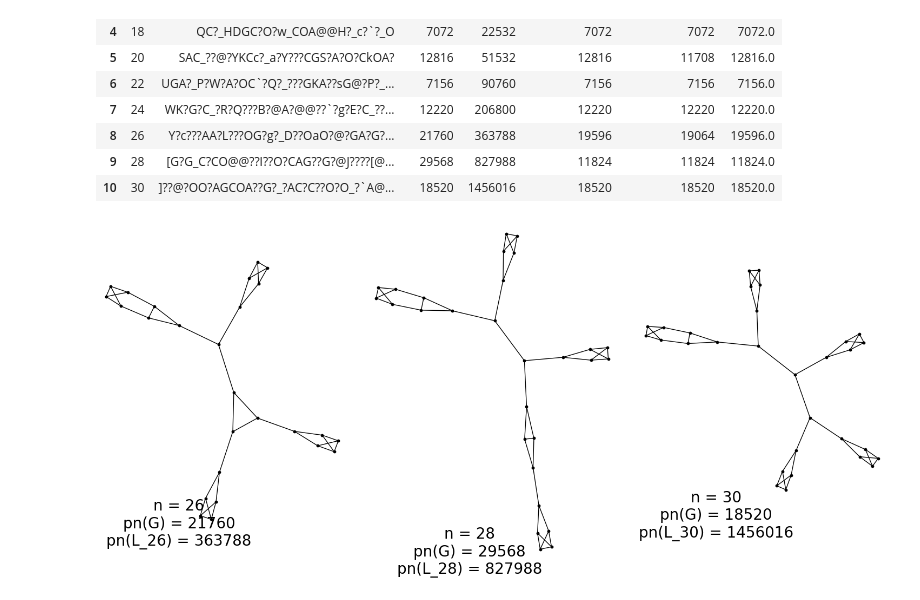
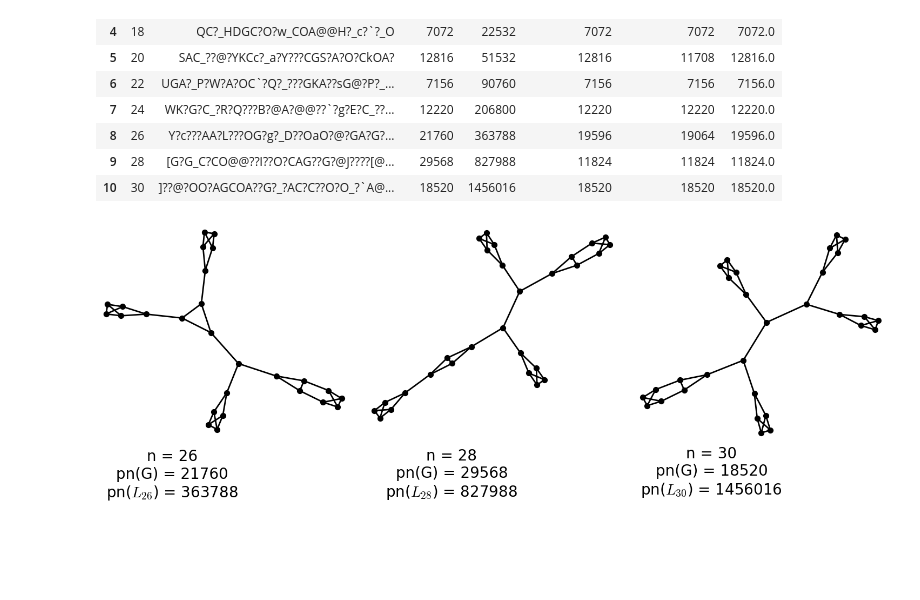
Before and after one commit to ZigaObradovic/FP_Group13, a Jupyter notebook: main.ipynb, the cells around one changed output. Drawn from its saved outputs; the diff is of its cells as text; code cells hidden in the pictures; blank space fills up the shorter version.

```diff
--- a/main.ipynb
+++ b/main.ipynb
@@ -279,7 +297,33 @@ df_f = df_f.sort_values("pn(G)")
 df_min3 = df_f.head(int(3))
 slov = dict(zip(df_min3["graph6"], df_min3["pn(G)"]))
 
-for G6, pn in slov.items():
+plots = []
+for G6, pnG in slov.items():
     G = Graph(G6)
-    print(pn)
+    # narisan graf
+    Gplot = G.plot(
+        layout="spring",
+        vertex_size=50,
+        vertex_color="black",
+        vertex_labels=False,
+        edge_thickness=2,
+        iterations=500
+    )
+
+    # izklopimo osi, da so grafi čisti
+    Gplot.axes(False)
+    # naslov nad grafom (v relativnih koordinatah figure)
+    title = text(
+        f"pn(G) = {pnG}",
+        (1.8, -1),
+        horizontal_alignment='center',
+        color='black',
+        fontsize=20
+    )
+    plots.append(Gplot + title)
+
+row1 = plots
+
+GA = graphics_array([row1])
+GA.show(figsize=(15, 6), axes=False)
 # %% [output]
@@ -412,34 +465,34 @@ df
 plots = []
 for G6 in grafi[8:]:
     G = Graph(G6)
     n = G.num_verts()
     pnLn = subpath_number(Ln_graph(n))
     pnG = subpath_number(G)
     # narisan graf
     Gplot = G.plot(
         layout="spring",
-        vertex_size=10,
+        vertex_size=50,
         vertex_color="black",
         vertex_labels=False,
-        edge_thickness=1,
+        edge_thickness=2,
         iterations=500
     )
 
     # izklopimo osi, da so grafi čisti
     Gplot.axes(False)
     # naslov nad grafom (v relativnih koordinatah figure)
     title = text(
-        f"n = {n}\npn(G) = {pnG}\npn(L_{n}) = {pnLn}",
+        f"n = {n}\npn(G) = {pnG}\npn($L_{{{n}}}$) = {pnLn}",
         (1.5, -1),
         horizontal_alignment='center',
         color='black',
         fontsize=20
     )
     plots.append(Gplot + title)
 
 row1 = plots
 
 GA = graphics_array([row1])
 GA.show(figsize=(15, 8), axes=False)
 # %% [output]
-[figure, old version]
+[figure, new version]
```
Also changed, not shown: parts of 3 cells of this notebook, 5 other files.
